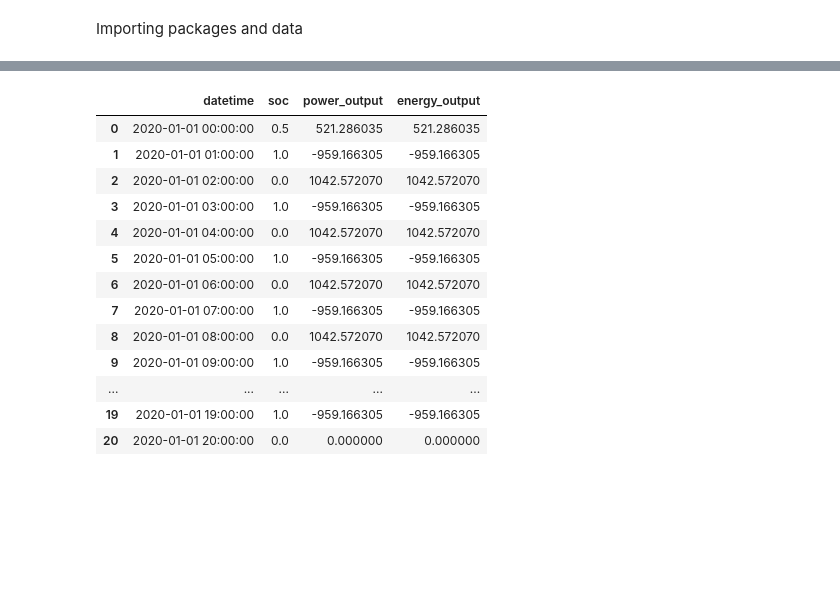
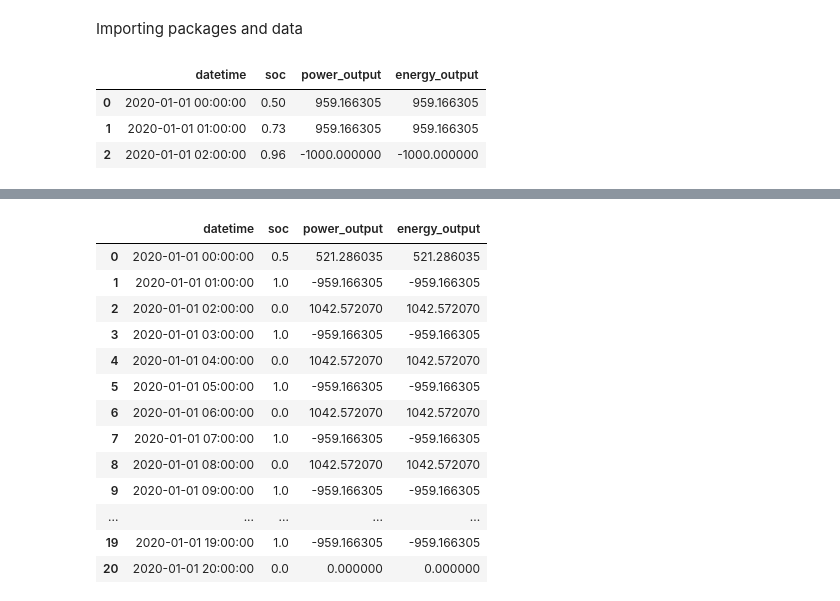
Before and after one commit to gstrothmann/Battery, a Jupyter notebook: Python_Battery_Package.ipynb, the cells around one changed output, grey strips where cells are left out. Cells and saved outputs as stored; diff of their text form; code cells hidden in the pictures; blank space fills up the shorter version.

```diff
--- a/Python_Battery_Package.ipynb
+++ b/Python_Battery_Package.ipynb
@@ -10,0 +15,7 @@ myBattery = Battery(max_power = 2000, net_capacity=1000)
+# %%
+myBattery.get_battery_curves()
+# %% [output]
+|  | datetime | soc | power_output | energy_output |
+| 0 | 2020-01-01 00:00:00 | 0.50 | 959.166305 | 959.166305 |
+| 1 | 2020-01-01 01:00:00 | 0.73 | 959.166305 | 959.166305 |
+| 2 | 2020-01-01 02:00:00 | 0.96 | -1000.000000 | -1000.000000 |
```
Also changed, not shown: parts of 6 cells of this notebook, 3 other files.
